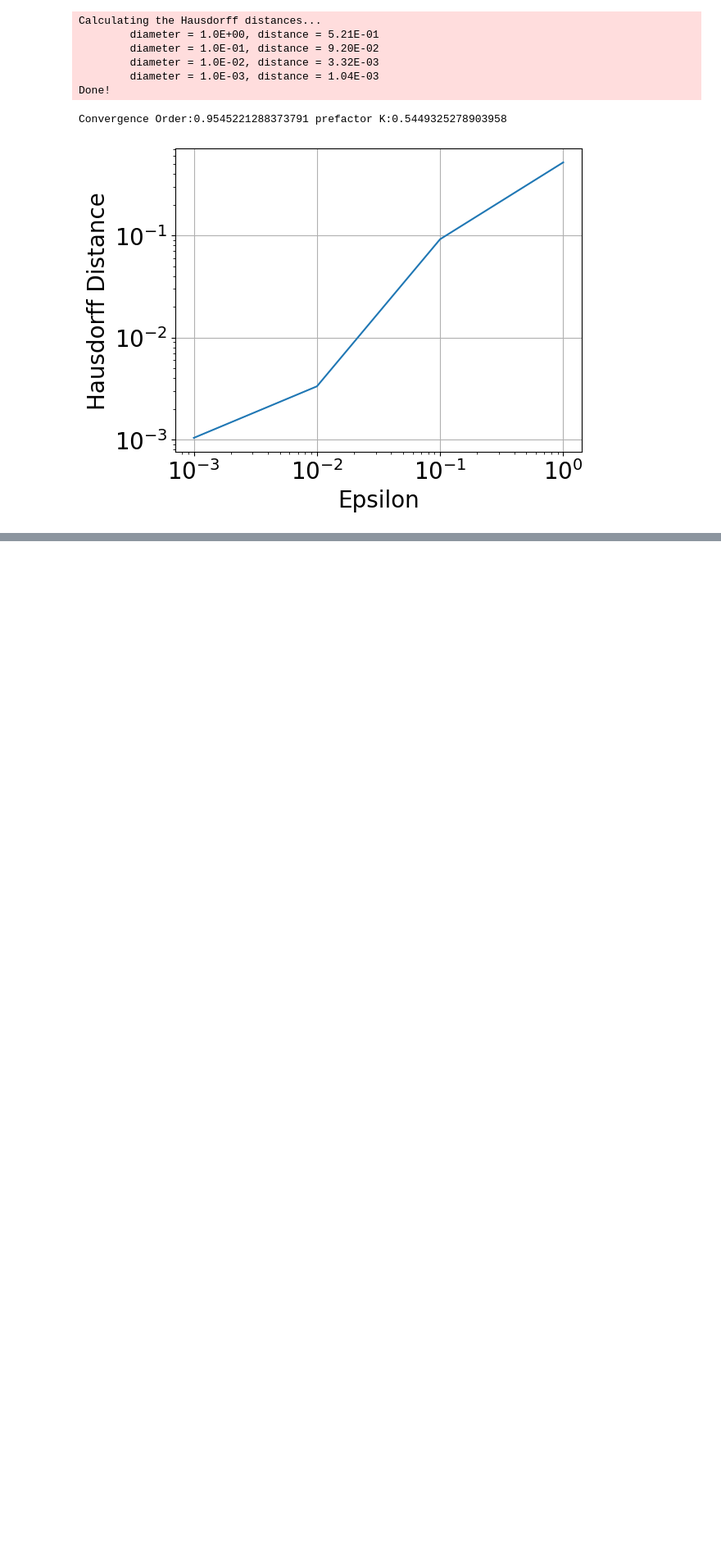
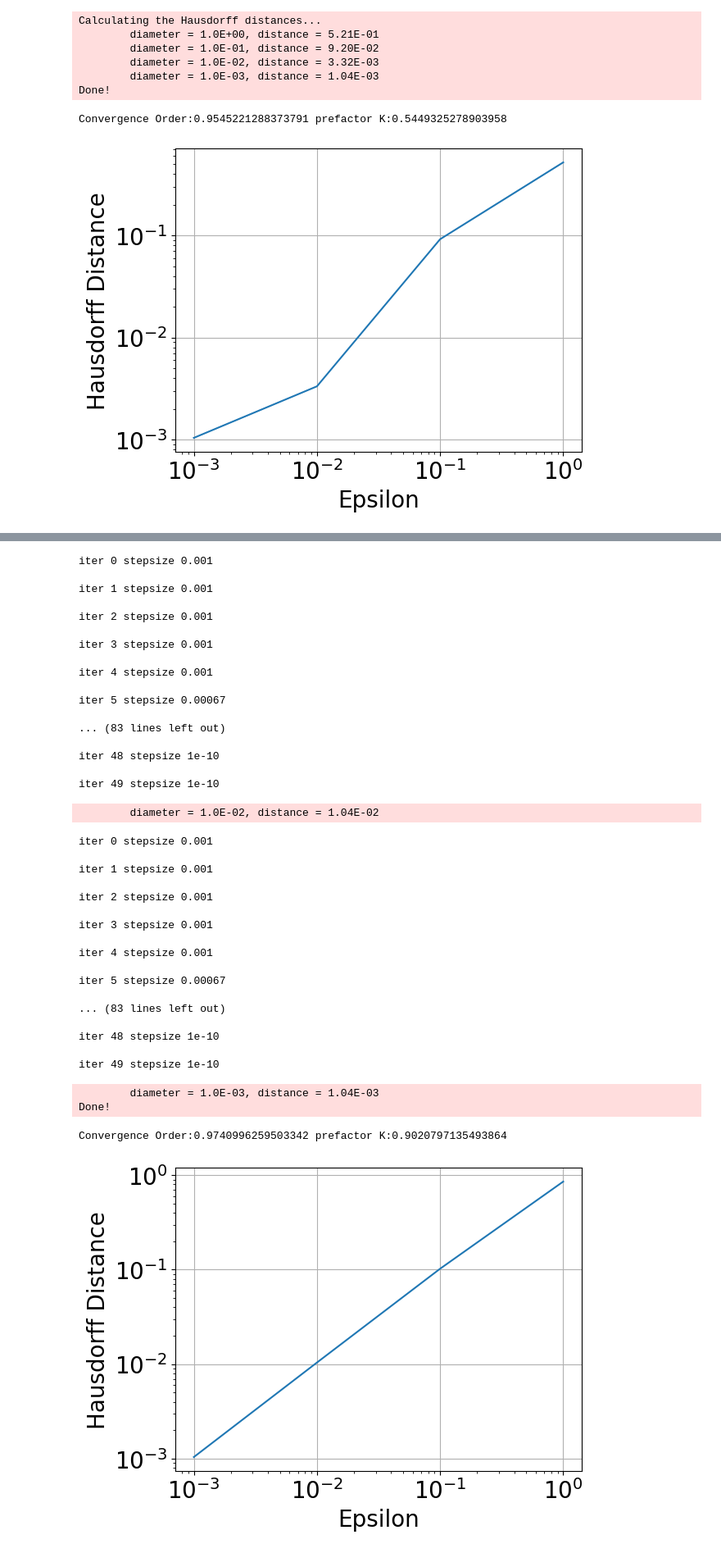
Before and after one commit to yship1002/decomp, a Jupyter notebook: graphing/convergence_LG/smoothvalue.ipynb, the cells around one changed output, grey strips where cells are left out. Shown at 82% size. Saved outputs shown, nothing was run; the diff lists cells and outputs as text; code cells hidden in the pictures; blank space fills up the shorter version.

```diff
--- a/graphing/convergence_LG/smoothvalue.ipynb
+++ b/graphing/convergence_LG/smoothvalue.ipynb
@@ -20,3 +20,16 @@ Calculating the Hausdorff distances...
 Done!
 Convergence Order:0.9545221288373791 prefactor K:0.5449325278903958
 [figure]
+# %%
+from graphing.helper import convergence_analysis
+from NSPLIB.src.instances.illustrative_examples.fig12 import const_model
+from src.models.lagrangean_model import LagrangeanModel, LagrangeanAlgo
+import copy
+fig12_obj=-0.14586
+fig12_sol={0: 2.6199679213876177}
+sto_m = const_model()
+m = LagrangeanModel.from_sto_m(sto_m)
+m.build()
+alg = LagrangeanAlgo(m,lag_iter=50, solver='baron')
+handle=convergence_analysis(alg,fig12_sol,fig12_obj,start=-3,stop=0,steps=4)
+# %% [output]
@@ -22,0 +73,39 @@ Convergence Order:0.9545221288373791 prefactor K:0.5449325278903958
+iter 0 stepsize 0.001
+
+iter 1 stepsize 0.001
+
+iter 2 stepsize 0.001
+
+iter 3 stepsize 0.001
+
+iter 4 stepsize 0.001
+
+iter 5 stepsize 0.00067
+
+... (83 lines left out)
+
+iter 48 stepsize 1e-10
+
+iter 49 stepsize 1e-10
+        diameter = 1.0E-02, distance = 1.04E-02
+iter 0 stepsize 0.001
+
+iter 1 stepsize 0.001
+
+iter 2 stepsize 0.001
+
+iter 3 stepsize 0.001
+
+iter 4 stepsize 0.001
+
+iter 5 stepsize 0.00067
+
+... (83 lines left out)
+
+iter 48 stepsize 1e-10
+
+iter 49 stepsize 1e-10
+        diameter = 1.0E-03, distance = 1.04E-03
+Done!
+Convergence Order:0.9740996259503342 prefactor K:0.9020797135493864
+[figure, added]
```
Also changed, not shown: parts of 1 cell of this notebook, 12 other files.
